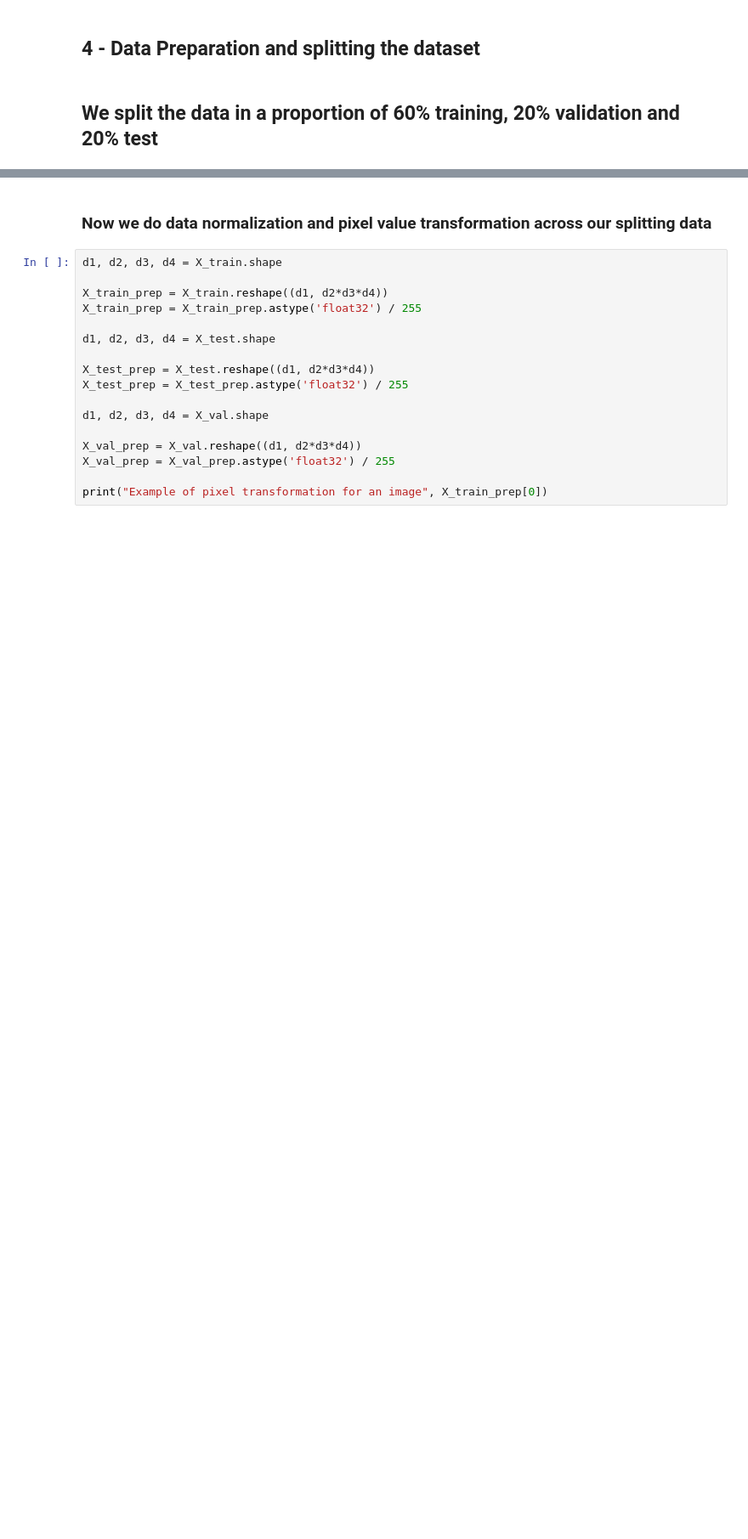
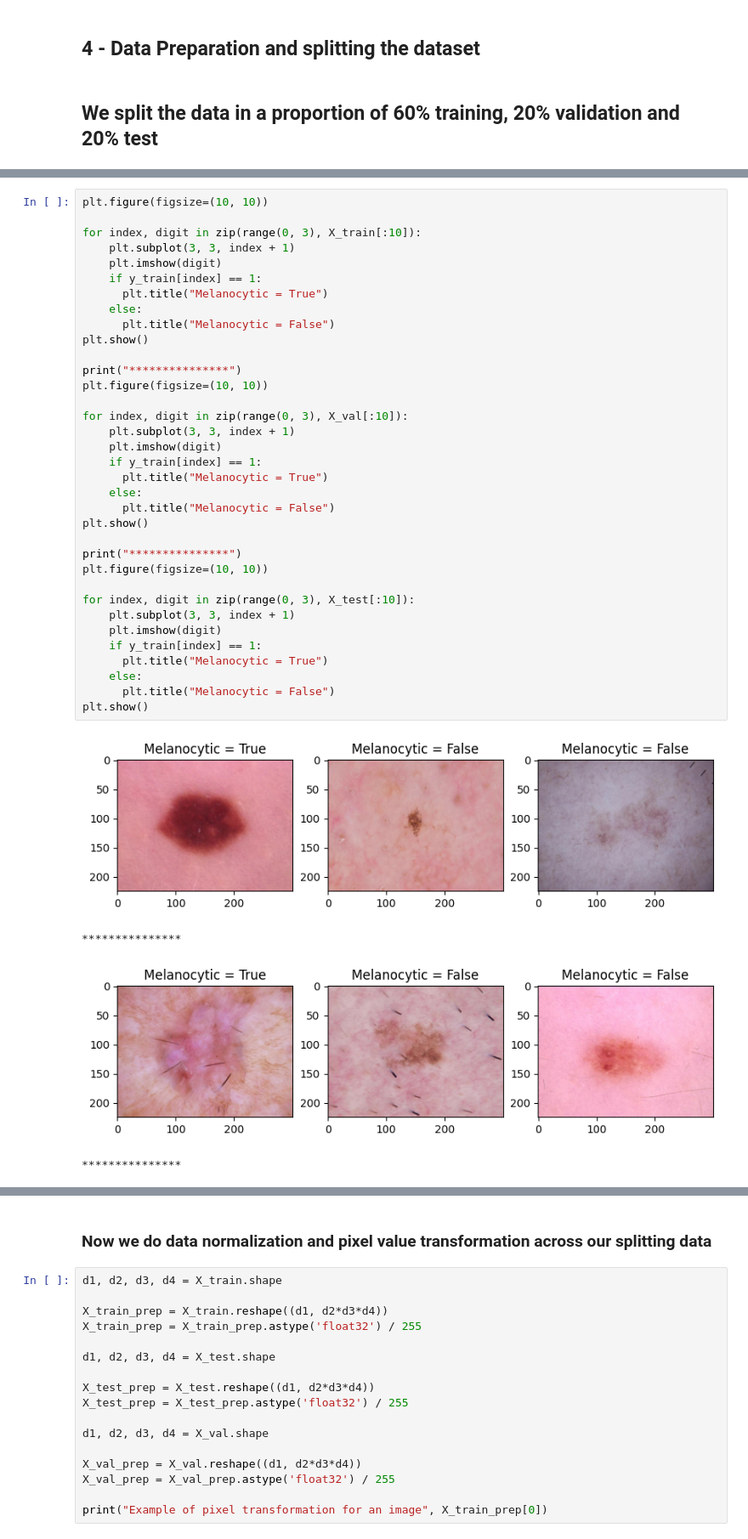
Before and after one commit to AndreyArguedas/DeepLearning, a Jupyter notebook: Documentos de Deep Learning GR 40/TP1/TP1-Tunner.ipynb, the cells around one changed output, grey strips where cells are left out. Shown at 85% size. Cells and saved outputs as stored; diff of their text form; blank space fills up the shorter version.

```diff
--- a/Documentos de Deep Learning GR 40/TP1/TP1-Tunner.ipynb
+++ b/Documentos de Deep Learning GR 40/TP1/TP1-Tunner.ipynb
@@ -203,0 +253,40 @@ Dimensions of test data:  (2344,)
+# %%
+plt.figure(figsize=(10, 10))
+
+for index, digit in zip(range(0, 3), X_train[:10]):
+    plt.subplot(3, 3, index + 1)
+    plt.imshow(digit)
+    if y_train[index] == 1:
+      plt.title("Melanocytic = True")
+    else:
+      plt.title("Melanocytic = False")
+plt.show()
+
+print("***************")
+plt.figure(figsize=(10, 10))
+
+for index, digit in zip(range(0, 3), X_val[:10]):
+    plt.subplot(3, 3, index + 1)
+    plt.imshow(digit)
+    if y_train[index] == 1:
+      plt.title("Melanocytic = True")
+    else:
+      plt.title("Melanocytic = False")
+plt.show()
+
+print("***************")
+plt.figure(figsize=(10, 10))
+
+for index, digit in zip(range(0, 3), X_test[:10]):
+    plt.subplot(3, 3, index + 1)
+    plt.imshow(digit)
+    if y_train[index] == 1:
+      plt.title("Melanocytic = True")
+    else:
+      plt.title("Melanocytic = False")
+plt.show()
+# %% [output]
+[figure, added]
+***************
+[figure, added]
+***************
```
Also changed, not shown: parts of 21 cells of this notebook, 1 other file.
